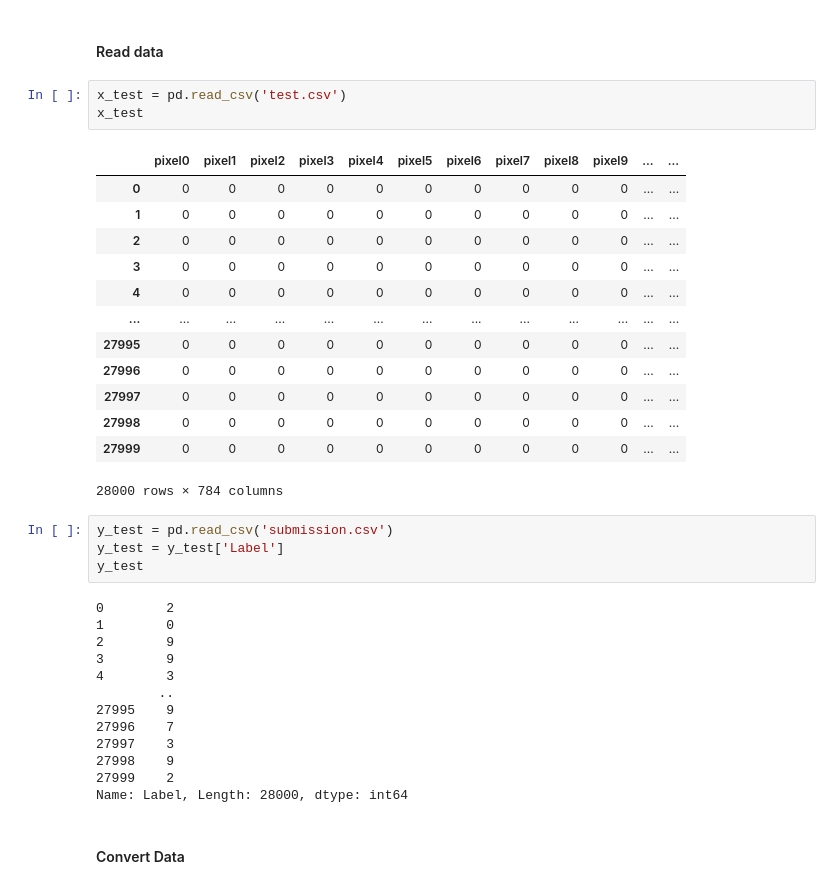
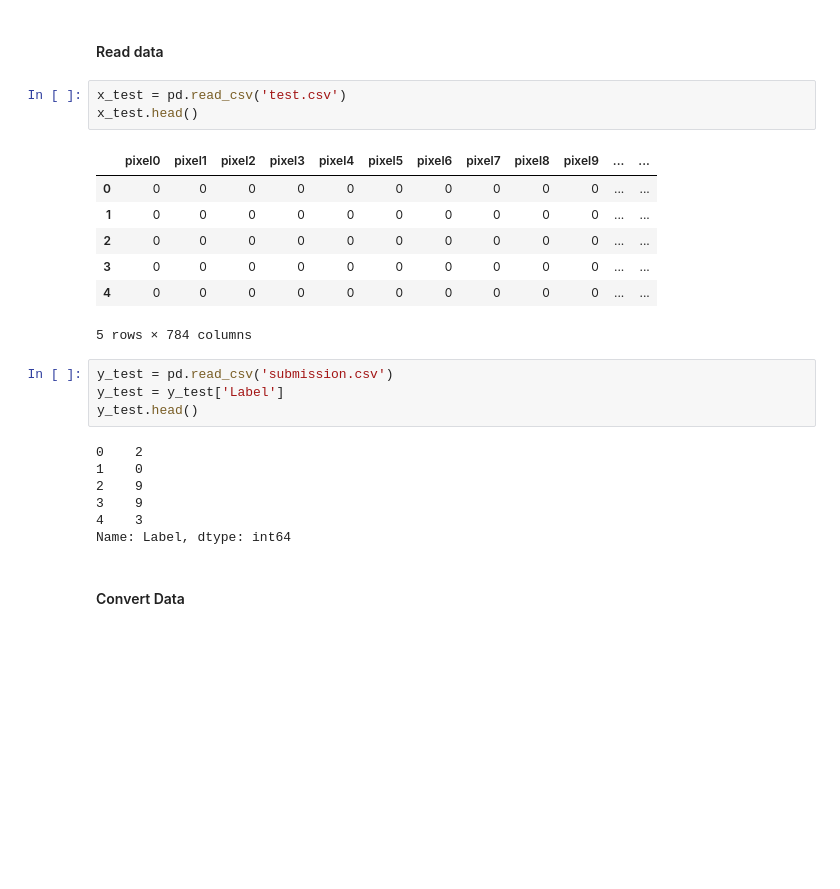
Before and after one commit to nabii-nguyenn213/Digit-Classification-NN, a Jupyter notebook: model.ipynb, the cells around one changed output. Drawn from its saved outputs; the diff is of its cells as text; blank space fills up the shorter version.

```diff
--- a/model.ipynb
+++ b/model.ipynb
@@ -194,38 +187,26 @@ plt.show()
 #### Read data
 # %%
 x_test = pd.read_csv('test.csv')
-x_test
+x_test.head()
 # %% [output]
 |  | pixel0 | pixel1 | pixel2 | pixel3 | pixel4 | pixel5 | pixel6 | pixel7 | pixel8 | pixel9 | ... | ... |
 | 0 | 0 | 0 | 0 | 0 | 0 | 0 | 0 | 0 | 0 | 0 | ... | ... |
 | 1 | 0 | 0 | 0 | 0 | 0 | 0 | 0 | 0 | 0 | 0 | ... | ... |
 | 2 | 0 | 0 | 0 | 0 | 0 | 0 | 0 | 0 | 0 | 0 | ... | ... |
 | 3 | 0 | 0 | 0 | 0 | 0 | 0 | 0 | 0 | 0 | 0 | ... | ... |
 | 4 | 0 | 0 | 0 | 0 | 0 | 0 | 0 | 0 | 0 | 0 | ... | ... |
-| ... | ... | ... | ... | ... | ... | ... | ... | ... | ... | ... | ... | ... |
-| 27995 | 0 | 0 | 0 | 0 | 0 | 0 | 0 | 0 | 0 | 0 | ... | ... |
-| 27996 | 0 | 0 | 0 | 0 | 0 | 0 | 0 | 0 | 0 | 0 | ... | ... |
-| 27997 | 0 | 0 | 0 | 0 | 0 | 0 | 0 | 0 | 0 | 0 | ... | ... |
-| 27998 | 0 | 0 | 0 | 0 | 0 | 0 | 0 | 0 | 0 | 0 | ... | ... |
-| 27999 | 0 | 0 | 0 | 0 | 0 | 0 | 0 | 0 | 0 | 0 | ... | ... |
-28000 rows × 784 columns
+5 rows × 784 columns
 # %%
 y_test = pd.read_csv('submission.csv')
 y_test = y_test['Label']
-y_test
+y_test.head()
 # %% [output]
-0        2
-1        0
-2        9
-3        9
-4        3
-        ..
-27995    9
-27996    7
-27997    3
-27998    9
-27999    2
-Name: Label, Length: 28000, dtype: int64
+0    2
+1    0
+2    9
+3    9
+4    3
+Name: Label, dtype: int64
 # %% [markdown]
 #### Convert Data
 # %%
```
Also changed, not shown: parts of 16 cells of this notebook, 5 other files.
